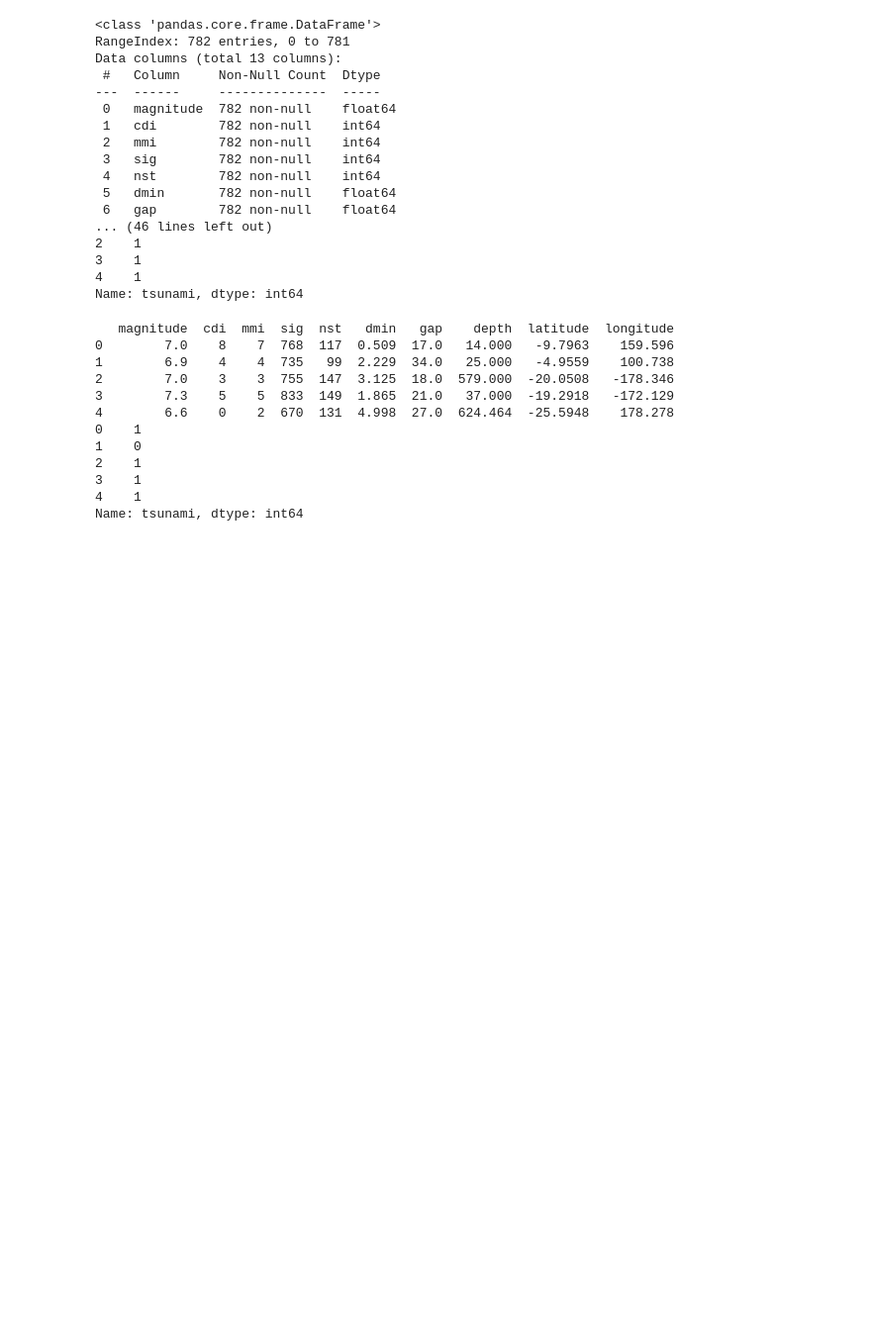
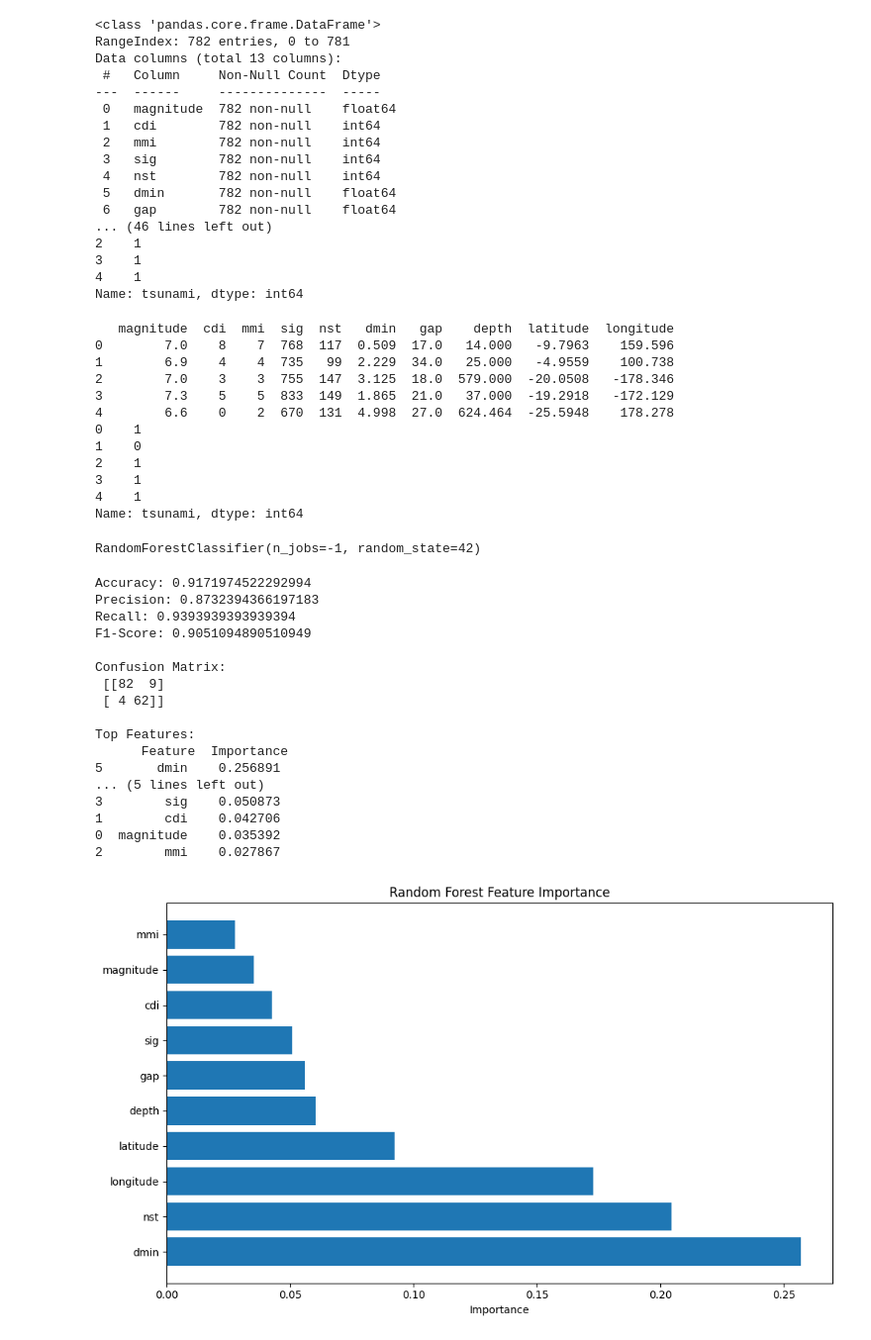
Before and after one commit to humnasul/floodDetection, a Jupyter notebook: floodDetectionModels.ipynb, the cells around one changed output. Shown at 99% size. Cells and saved outputs as stored; diff of their text form; code cells hidden in the pictures; blank space fills up the shorter version.

Commit message:
inserted generic random forest code - will develop more in the coming days

```diff
--- a/floodDetectionModels.ipynb
+++ b/floodDetectionModels.ipynb
@@ -64,3 +64,56 @@ print(y.head())
 3    1
 4    1
 Name: tsunami, dtype: int64
+# %%
+# Split data into training and testing sets
+X_train, X_test, y_train, y_test = train_test_split(X, y, test_size=0.2, random_state=42)
+
+# Create and train Random Forest model
+rf_model = RandomForestClassifier(n_estimators=100, random_state=42, n_jobs=-1)
+rf_model.fit(X_train, y_train)
+# %% [output]
+RandomForestClassifier(n_jobs=-1, random_state=42)
+# %%
+y_pred = rf_model.predict(X_test)
+
+# Evaluate model
+print("Accuracy:", accuracy_score(y_test, y_pred))
+print("Precision:", precision_score(y_test, y_pred))
+print("Recall:", recall_score(y_test, y_pred))
+print("F1-Score:", f1_score(y_test, y_pred))
+print("\nConfusion Matrix:\n", confusion_matrix(y_test, y_pred))
+
+# Feature importance
+feature_importance = pd.DataFrame({
+    'Feature': X.columns,
+    'Importance': rf_model.feature_importances_
+}).sort_values('Importance', ascending=False)
+
+print("\nTop Features:\n", feature_importance)
+
+# Plot feature importance
+plt.figure(figsize=(10, 6))
+plt.barh(feature_importance['Feature'], feature_importance['Importance'])
+plt.xlabel('Importance')
+plt.title('Random Forest Feature Importance')
+plt.tight_layout()
+plt.show()
+# %% [output]
+Accuracy: 0.9171974522292994
+Precision: 0.8732394366197183
+Recall: 0.9393939393939394
+F1-Score: 0.9051094890510949
+
+Confusion Matrix:
+ [[82  9]
+ [ 4 62]]
+
+Top Features:
+      Feature  Importance
+5       dmin    0.256891
+... (5 lines left out)
+3        sig    0.050873
+1        cdi    0.042706
+0  magnitude    0.035392
+2        mmi    0.027867
+[figure, added]
```
